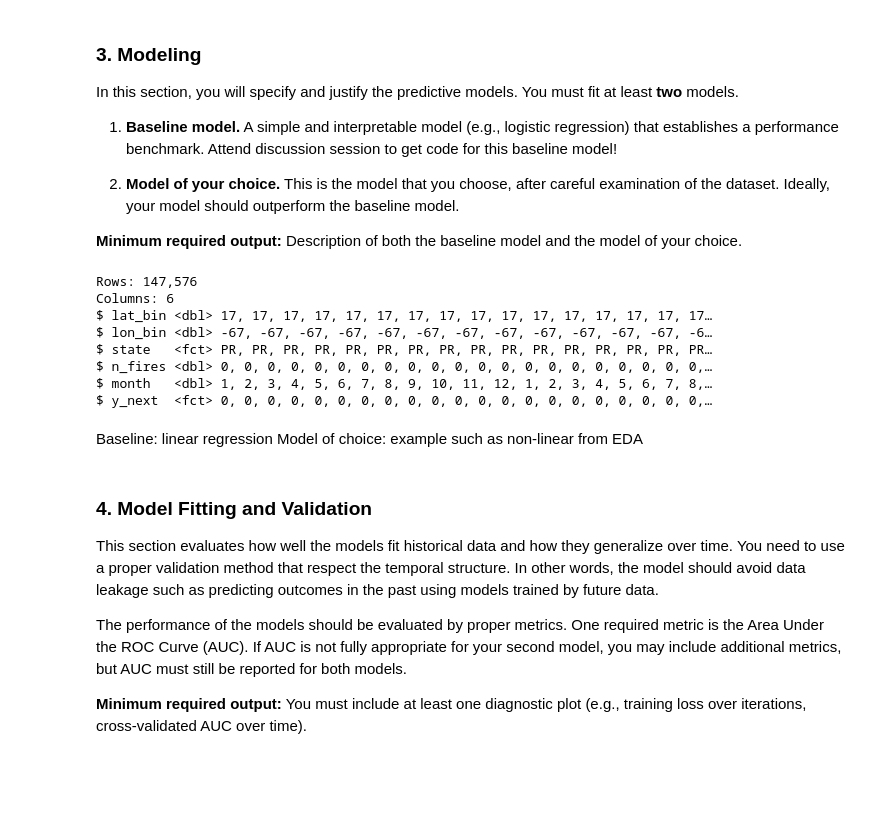
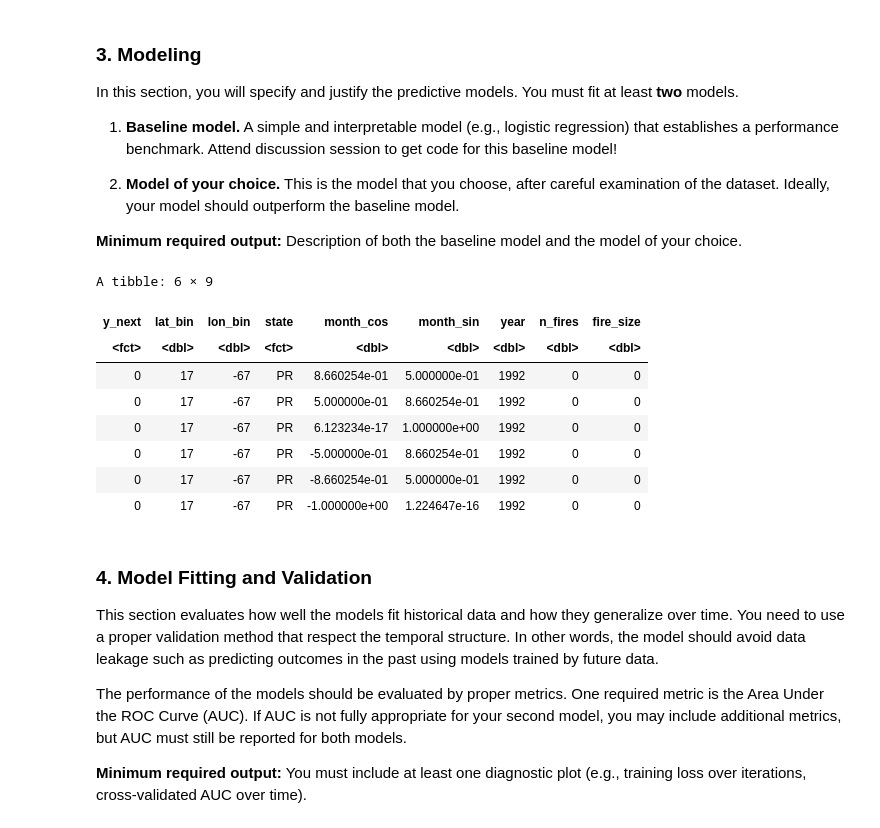
Before and after one commit to trinhhoangtrangthy-cpu/STA141AW26_Final_Project, a Jupyter notebook: Final_report_description.ipynb, the cells around one changed output. Drawn from its saved outputs; the diff is of its cells as text; code cells hidden in the pictures; blank space fills up the shorter version.

```diff
--- a/Final_report_description.ipynb
+++ b/Final_report_description.ipynb
@@ -404,19 +472,22 @@ In this section, you will specify and justify the predictive models. You must fi
 
 **Minimum required output:** Description of both the baseline model and the model of your choice.
 # %%
-#Linear model
+#Setting up data frame for modeling
 model_df <- panel_new |>
   mutate(y_next = factor(y_next, levels = c(0, 1))) |>
-  select(lat_bin, lon_bin, state,
-         n_fires, month, y_next)
+  select(y_next, lat_bin, lon_bin, state,
+         month_cos, month_sin, year,
+         n_fires, fire_size)
 
-glimpse(model_df)
+model_df <- as_tibble(model_df)
+head(model_df)
 # %% [output]
-Rows: 147,576
-Columns: 6
-$ lat_bin <dbl> 17, 17, 17, 17, 17, 17, 17, 17, 17, 17, 17, 17, 17, 17, 17, 17…
-$ lon_bin <dbl> -67, -67, -67, -67, -67, -67, -67, -67, -67, -67, -67, -67, -6…
-$ state   <fct> PR, PR, PR, PR, PR, PR, PR, PR, PR, PR, PR, PR, PR, PR, PR, PR…
-$ n_fires <dbl> 0, 0, 0, 0, 0, 0, 0, 0, 0, 0, 0, 0, 0, 0, 0, 0, 0, 0, 0, 0, 0,…
-$ month   <dbl> 1, 2, 3, 4, 5, 6, 7, 8, 9, 10, 11, 12, 1, 2, 3, 4, 5, 6, 7, 8,…
-$ y_next  <fct> 0, 0, 0, 0, 0, 0, 0, 0, 0, 0, 0, 0, 0, 0, 0, 0, 0, 0, 0, 0, 0,…
+A tibble: 6 × 9
+| y_next | lat_bin | lon_bin | state | month_cos | month_sin | year | n_fires | fire_size |
+| <fct> | <dbl> | <dbl> | <fct> | <dbl> | <dbl> | <dbl> | <dbl> | <dbl> |
+| 0 | 17 | -67 | PR | 8.660254e-01 | 5.000000e-01 | 1992 | 0 | 0 |
+| 0 | 17 | -67 | PR | 5.000000e-01 | 8.660254e-01 | 1992 | 0 | 0 |
+| 0 | 17 | -67 | PR | 6.123234e-17 | 1.000000e+00 | 1992 | 0 | 0 |
+| 0 | 17 | -67 | PR | -5.000000e-01 | 8.660254e-01 | 1992 | 0 | 0 |
+| 0 | 17 | -67 | PR | -8.660254e-01 | 5.000000e-01 | 1992 | 0 | 0 |
+| 0 | 17 | -67 | PR | -1.000000e+00 | 1.224647e-16 | 1992 | 0 | 0 |
@@ -425,6 +494,3 @@ $ y_next  <fct> 0, 0, 0, 0, 0, 0, 0, 0, 0, 0, 0, 0, 0, 0, 0, 0, 0, 0, 0, 0, 0,
-# %% [markdown]
-Baseline: linear regression
-Model of choice: example such as non-linear from EDA
 # %% [markdown]
 
 ### 4. Model Fitting and Validation
```
Also changed, not shown: parts of 15 cells of this notebook.
